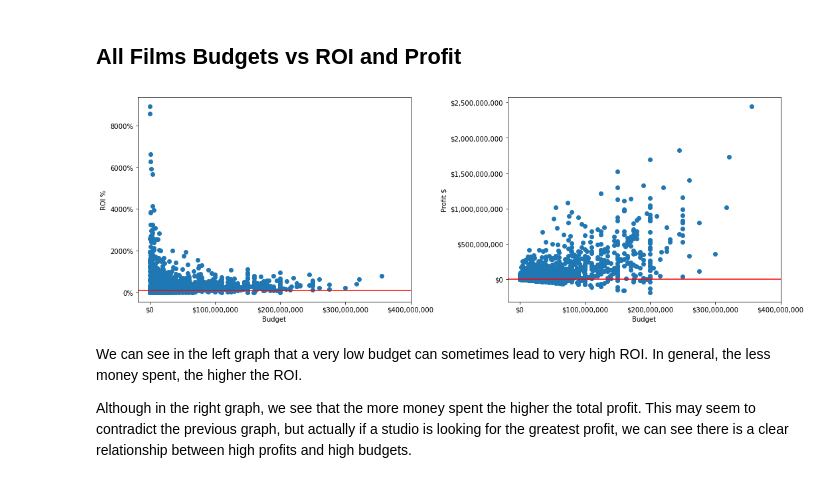
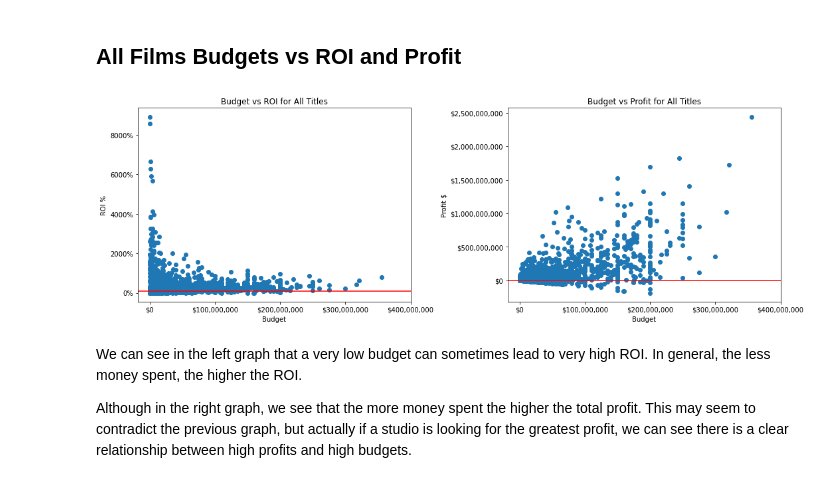
Before and after one commit to harryminds/Movie-Data-EDA, a Jupyter notebook: Movie Data EDA.ipynb, the cells around one changed output. Cells and saved outputs as stored; diff of their text form; code cells hidden in the pictures.

```diff
--- a/Movie Data EDA.ipynb
+++ b/Movie Data EDA.ipynb
@@ -462,24 +462,26 @@ Let's look a scatter chart of all films' budgets vs their roi and also their pro
 # %%
 #we will filter out a few outliers that have extraordinary roi's in order to see more of the data closely
 filtered_budgets = imdb_budgets.query('roi < 10000')
 
 fig, ax = plt.subplots(1,2,figsize=(15,5))
 ax[0].scatter(filtered_budgets.budget.values, filtered_budgets.roi.values)
+ax[0].set_title('Budget vs ROI for All Titles')
 ax[0].yaxis.set_major_formatter('{x:.0f}%')
 ax[0].xaxis.set_major_formatter('${x:,.0f}')
 ax[0].xaxis.set_ticks(np.linspace(0,4e8,5))
 ax[0].set(xlabel='Budget', ylabel='ROI %')
 ax[0].axhline(100,color='red')
 
 ax[1].scatter(filtered_budgets.budget.values, filtered_budgets.profit.values)
+ax[1].set_title('Budget vs Profit for All Titles')
 ax[1].yaxis.set_major_formatter('${x:,.0f}')
 ax[1].xaxis.set_major_formatter('${x:,.0f}')
 ax[1].set(xlabel='Budget', ylabel='Profit $')
 ax[1].xaxis.set_ticks(np.linspace(0,4e8,5))
 ax[1].axhline(0,color='red')
 plt.tight_layout()
 # %% [output]
-[figure, old version]
+[figure, new version]
 # %% [markdown]
 We can see in the left graph that a very low budget can sometimes lead to very high ROI. In general, the less money spent, the higher the ROI.
 
```
Also changed, not shown: parts of 2 cells of this notebook.
